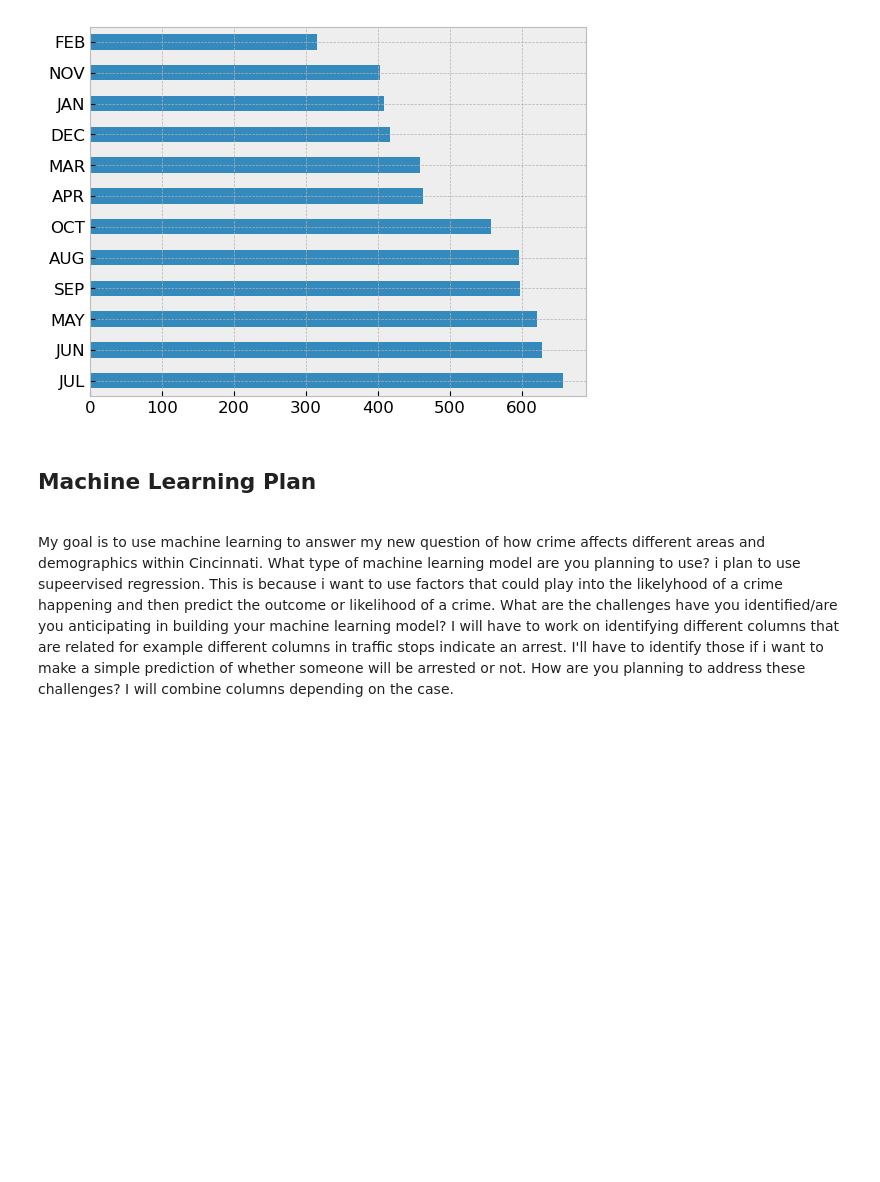
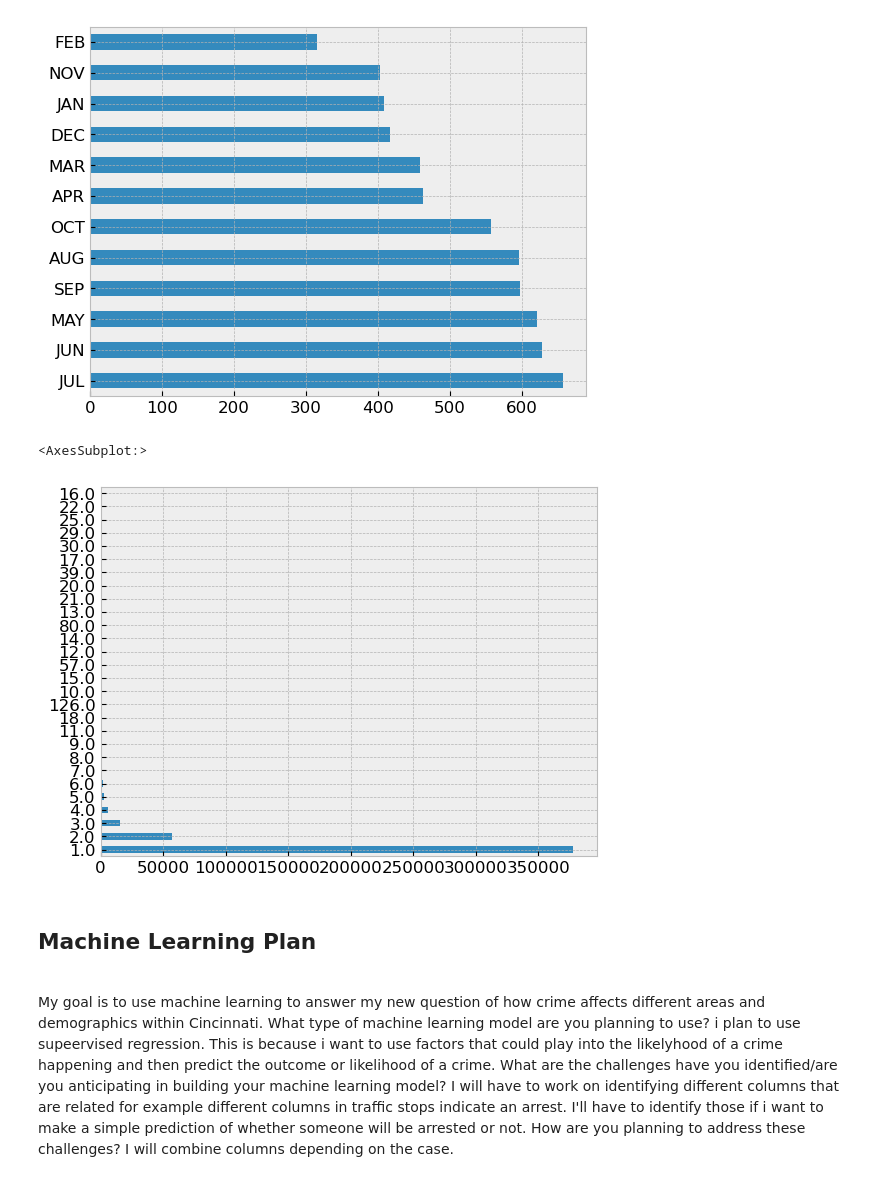
Before and after one commit to IT4063C-Fall22/final-project-ottenjg, a Jupyter notebook: source.ipynb, the cells around one changed output. Drawn from its saved outputs; the diff is of its cells as text; code cells hidden in the pictures; blank space fills up the shorter version.

Commit message:
commit 1, data cant be included

```diff
--- a/source.ipynb
+++ b/source.ipynb
@@ -199,6 +201,11 @@ shootings['MONTHOCCURED'].value_counts()[:].plot(kind = "barh")
 # %% [output]
 <AxesSubplot:>
 [figure]
+# %%
+crime_data['TOTALNUMBERVICTIMS'].value_counts()[:].plot(kind = "barh")
+# %% [output]
+<AxesSubplot:>
+[figure, added]
 # %% [markdown]
 <h2>Machine Learning Plan</h2>
 <br>
```
Also changed, not shown: parts of 31 cells of this notebook.
